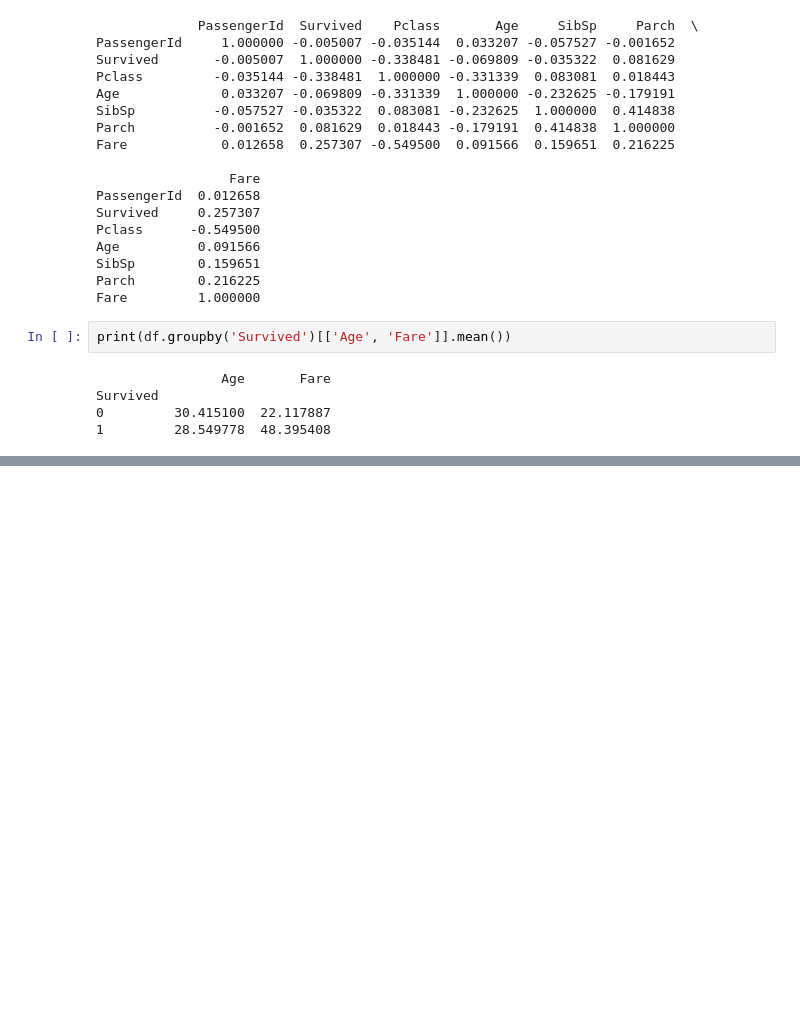
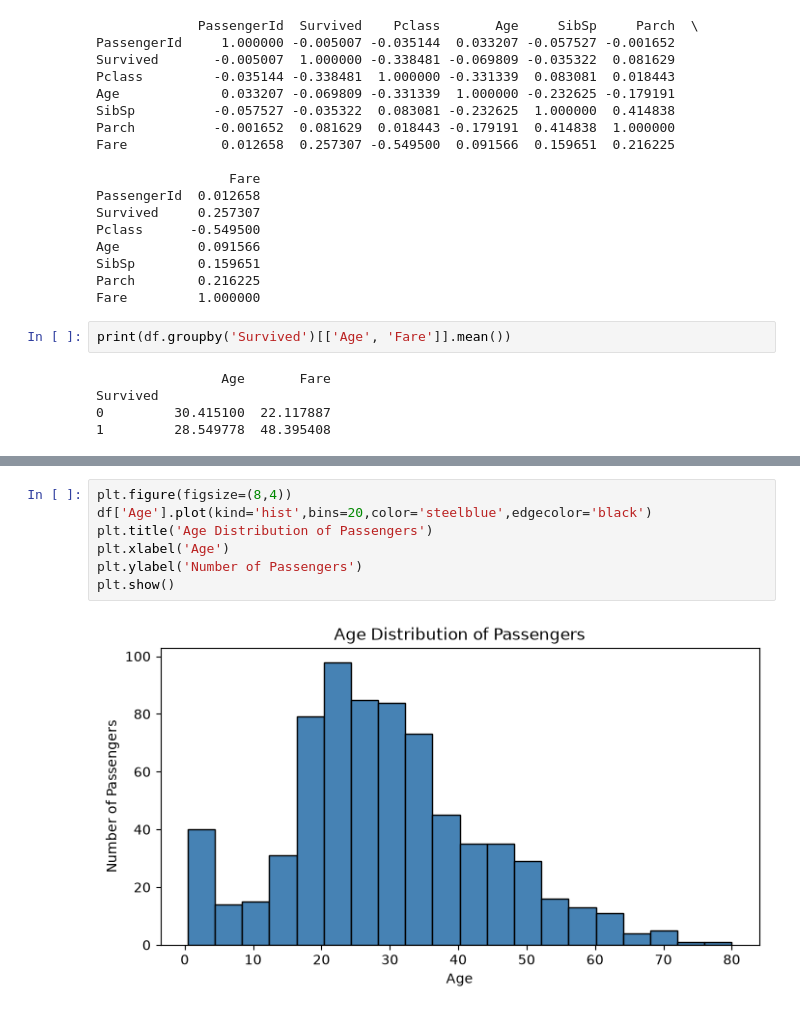
Before and after one commit to akshara1217/da-ml-journey, a Jupyter notebook: _titanic_eda.ipynb, the cells around one changed output, grey strips where cells are left out. Cells and saved outputs as stored; diff of their text form; blank space fills up the shorter version.

```diff
--- a/_titanic_eda.ipynb
+++ b/_titanic_eda.ipynb
@@ -208,0 +234,9 @@ Survived
+# %%
+plt.figure(figsize=(8,4))
+df['Age'].plot(kind='hist',bins=20,color='steelblue',edgecolor='black')
+plt.title('Age Distribution of Passengers')
+plt.xlabel('Age')
+plt.ylabel('Number of Passengers')
+plt.show()
+# %% [output]
+[figure, added]
```
Also changed, not shown: parts of 5 cells of this notebook, 1 other file.
